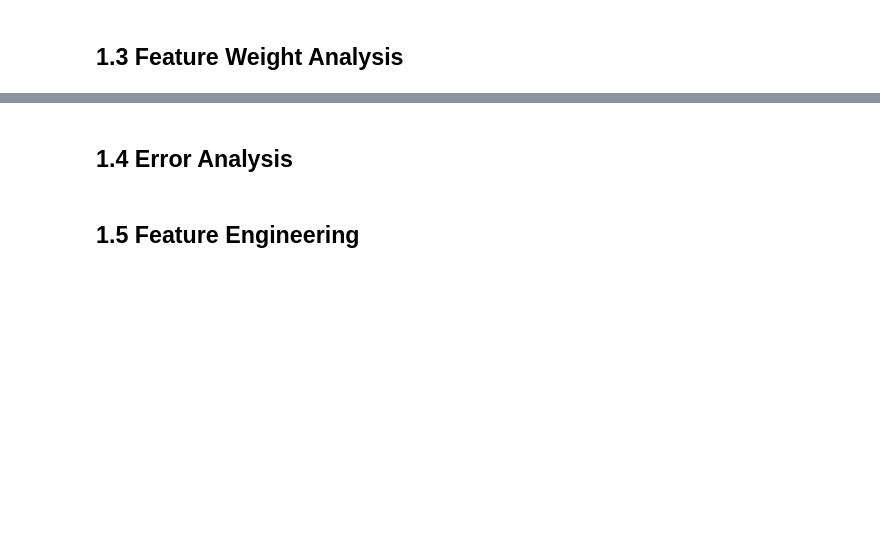
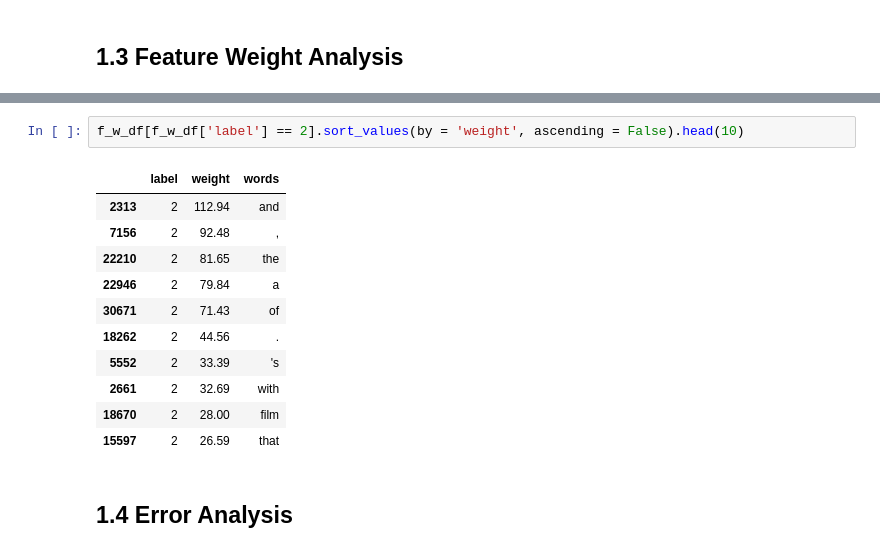
Before and after one commit to julia-zhou/nlp, a Jupyter notebook: Assign2/Zhou_hw2.ipynb, the cells around one changed output, grey strips where cells are left out. Cells and saved outputs as stored; diff of their text form; blank space fills up the shorter version.

```diff
--- a/Assign2/Zhou_hw2.ipynb
+++ b/Assign2/Zhou_hw2.ipynb
@@ -115,4 +330,16 @@ train
+# %%
+f_w_df[f_w_df['label'] == 2].sort_values(by = 'weight', ascending = False).head(10)
+# %% [output]
+|  | label | weight | words |
+| 2313 | 2 | 112.94 | and |
+| 7156 | 2 | 92.48 | , |
+| 22210 | 2 | 81.65 | the |
+| 22946 | 2 | 79.84 | a |
+| 30671 | 2 | 71.43 | of |
+| 18262 | 2 | 44.56 | . |
+| 5552 | 2 | 33.39 | 's |
+| 2661 | 2 | 32.69 | with |
+| 18670 | 2 | 28.00 | film |
+| 15597 | 2 | 26.59 | that |
 # %% [markdown]
 ## 1.4 Error Analysis
-# %% [markdown]
-## 1.5 Feature Engineering
```
Also changed, not shown: parts of 45 cells of this notebook.
